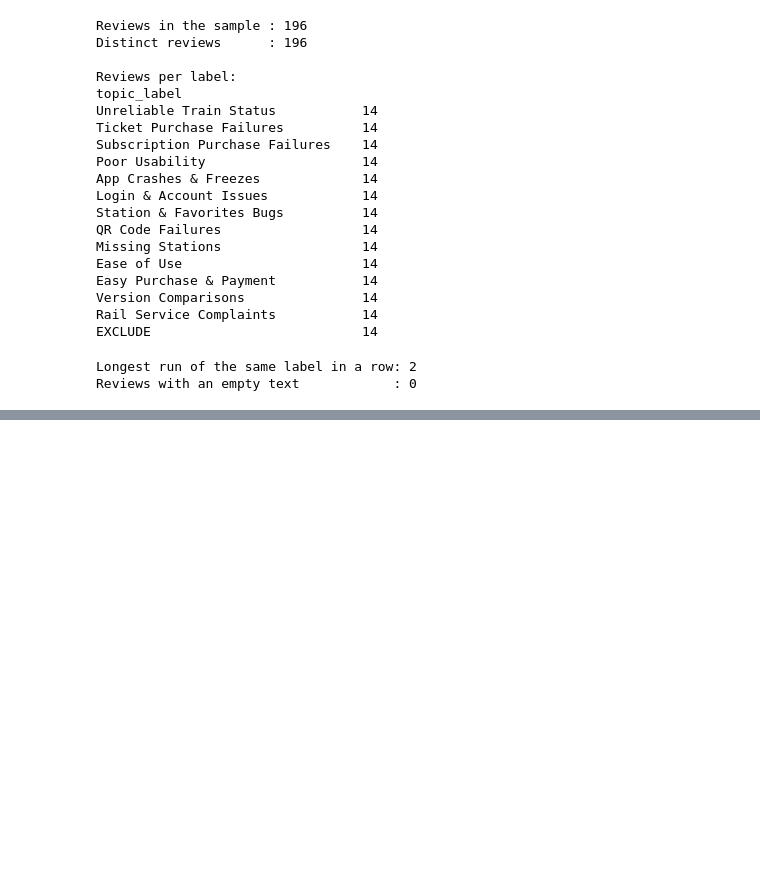
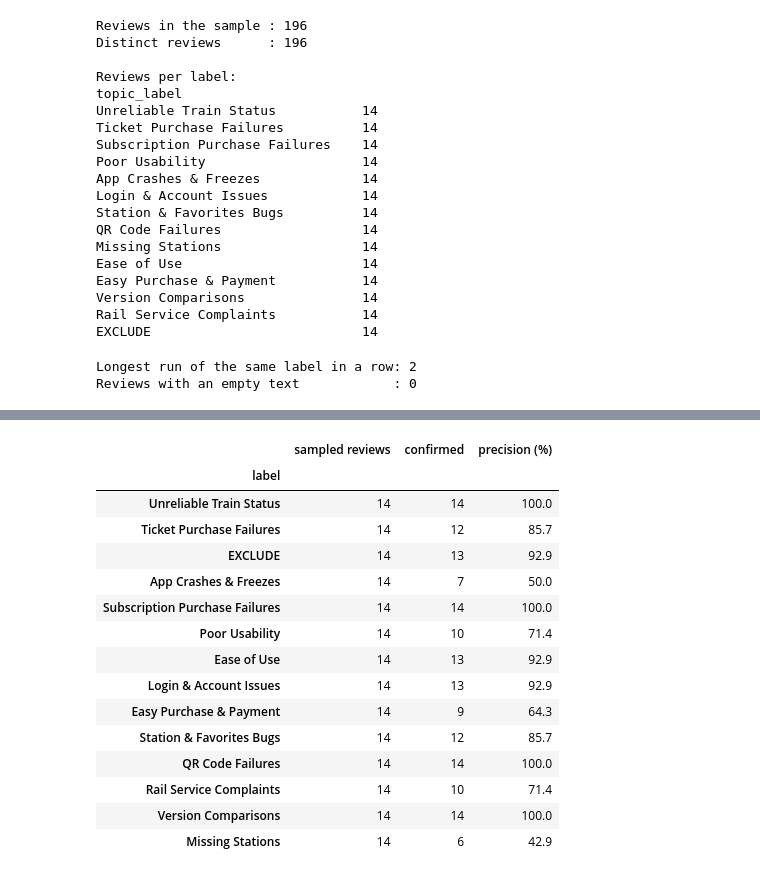
Before and after one commit to paolotroia-datavizlab/trenord-reviews-bertopic, a Jupyter notebook: notebooks/08_label_validation.ipynb, the cells around one changed output, grey strips where cells are left out. Saved outputs shown, nothing was run; the diff lists cells and outputs as text; code cells hidden in the pictures; blank space fills up the shorter version.

```diff
--- a/notebooks/08_label_validation.ipynb
+++ b/notebooks/08_label_validation.ipynb
@@ -469,0 +616,28 @@ The sample is coded by hand in `labeling/validation_sample.xlsx`: one label per
+# %%
+# --- BOOTSTRAP: RESAMPLE 14 REVIEWS INSIDE EACH MODEL LABEL ---
+rng = np.random.default_rng(BOOTSTRAP_SEED)
+
+# The rows of each model label in agreement_df, to draw from on every resample
+rows_of_label = {}
+for label in reviews_per_label.index:
+    rows_of_label[label] = agreement_df.index[agreement_df["model_label"] == label].to_numpy()
+
+kappa_values = []
+raw_agreement_values = []
+weighted_agreement_values = []
+for resample_number in range(BOOTSTRAP_RESAMPLES):
+    drawn_rows = []
+    for label, label_rows in rows_of_label.items():
+        drawn = rng.choice(label_rows, size=len(label_rows), replace=True)
+        drawn_rows.extend(drawn)
+    resample_df = agreement_df.loc[drawn_rows]
+
+    resample_my = resample_df["my_label"].tolist()
+    resample_model = resample_df["model_label"].tolist()
+    # The same labels as the kappa above, so a label missing from a resample still counts
+    kappa_values.append(cohen_kappa_score(resample_my, resample_model, labels=labels_used))
+    raw_agreement_values.append((resample_df["my_label"] == resample_df["model_label"]).mean())
+    weighted_agreement_values.append(weighted_agreement_of(resample_df))
+
+print(f"Resamples           : {len(kappa_values):,}")
+print(f"Reviews per resample: {len(resample_df)}")
@@ -469,0 +664,33 @@ The sample is coded by hand in `labeling/validation_sample.xlsx`: one label per
+# %%
+# --- PRECISION OF EACH MODEL LABEL ---
+# Same order as the stability table: largest label first
+precision_rows = []
+for label in label_order:
+    label_rows = agreement_df[agreement_df["model_label"] == label]
+    n_confirmed = int((label_rows["my_label"] == label).sum())
+    precision_rows.append({
+        "label": label,
+        "sampled reviews": len(label_rows),
+        "confirmed": n_confirmed,
+        "precision (%)": round(n_confirmed / len(label_rows) * 100, 1),
+    })
+
+precision_table = pd.DataFrame(precision_rows).set_index("label")
+precision_table
+# %% [output]
+|  | sampled reviews | confirmed | precision (%) |
+| label |  |  |  |
+| Unreliable Train Status | 14 | 14 | 100.0 |
+| Ticket Purchase Failures | 14 | 12 | 85.7 |
+| EXCLUDE | 14 | 13 | 92.9 |
+| App Crashes & Freezes | 14 | 7 | 50.0 |
+| Subscription Purchase Failures | 14 | 14 | 100.0 |
+| Poor Usability | 14 | 10 | 71.4 |
+| Ease of Use | 14 | 13 | 92.9 |
+| Login & Account Issues | 14 | 13 | 92.9 |
+| Easy Purchase & Payment | 14 | 9 | 64.3 |
+| Station & Favorites Bugs | 14 | 12 | 85.7 |
+| QR Code Failures | 14 | 14 | 100.0 |
+| Rail Service Complaints | 14 | 10 | 71.4 |
+| Version Comparisons | 14 | 14 | 100.0 |
+| Missing Stations | 14 | 6 | 42.9 |
```
Also changed, not shown: parts of 24 cells of this notebook, 4 other files.
